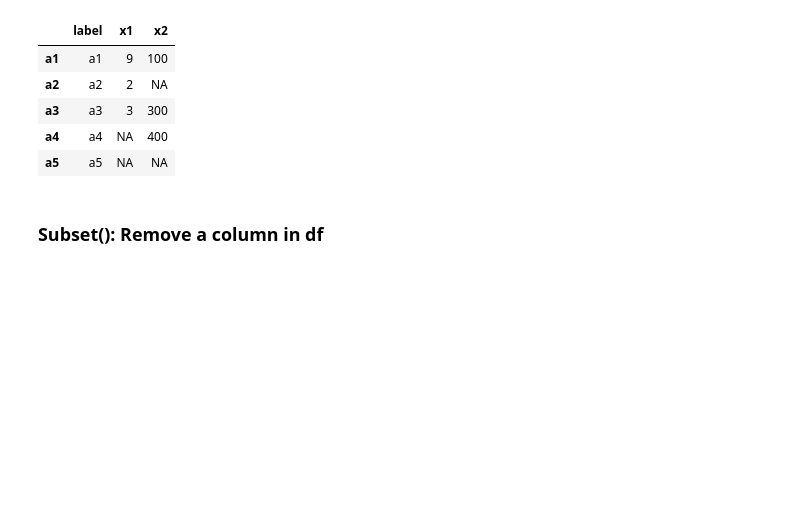
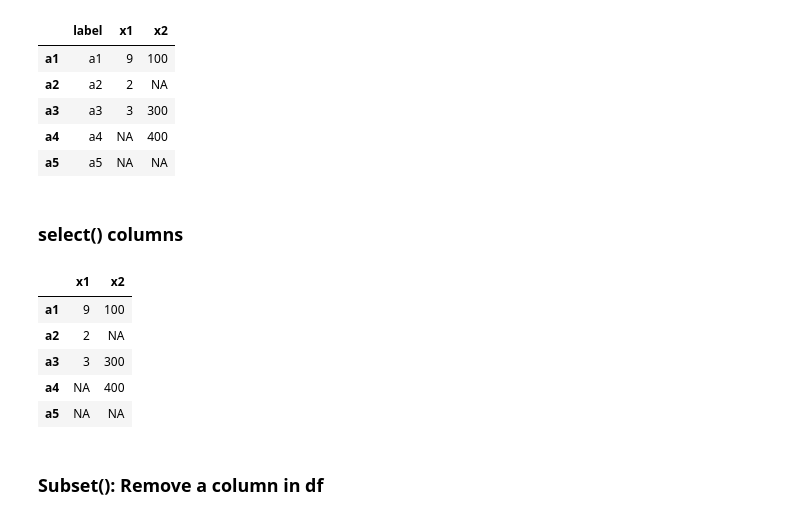
Before and after one commit to tuantla80/R-Shiny-Apps, a Jupyter notebook: R_Examples/Dataframe.ipynb, the cells around one changed output. Saved outputs shown, nothing was run; the diff lists cells and outputs as text; code cells hidden in the pictures; blank space fills up the shorter version.

```diff
--- a/R_Examples/Dataframe.ipynb
+++ b/R_Examples/Dataframe.ipynb
@@ -112,6 +128,17 @@ df
 | a3 | a3 | 3 | 300 |
 | a4 | a4 | NA | 400 |
 | a5 | a5 | NA | NA |
+# %% [markdown]
+### select() columns
+# %%
+df %>% select(2:3)
+# %% [output]
+|  | x1 | x2 |
+| a1 | 9 | 100 |
+| a2 | 2 | NA |
+| a3 | 3 | 300 |
+| a4 | NA | 400 |
+| a5 | NA | NA |
 # %% [markdown]
 ### Subset(): Remove a column in df
 # %%
```
Also changed, not shown: parts of 6 cells of this notebook, 4 other files.
